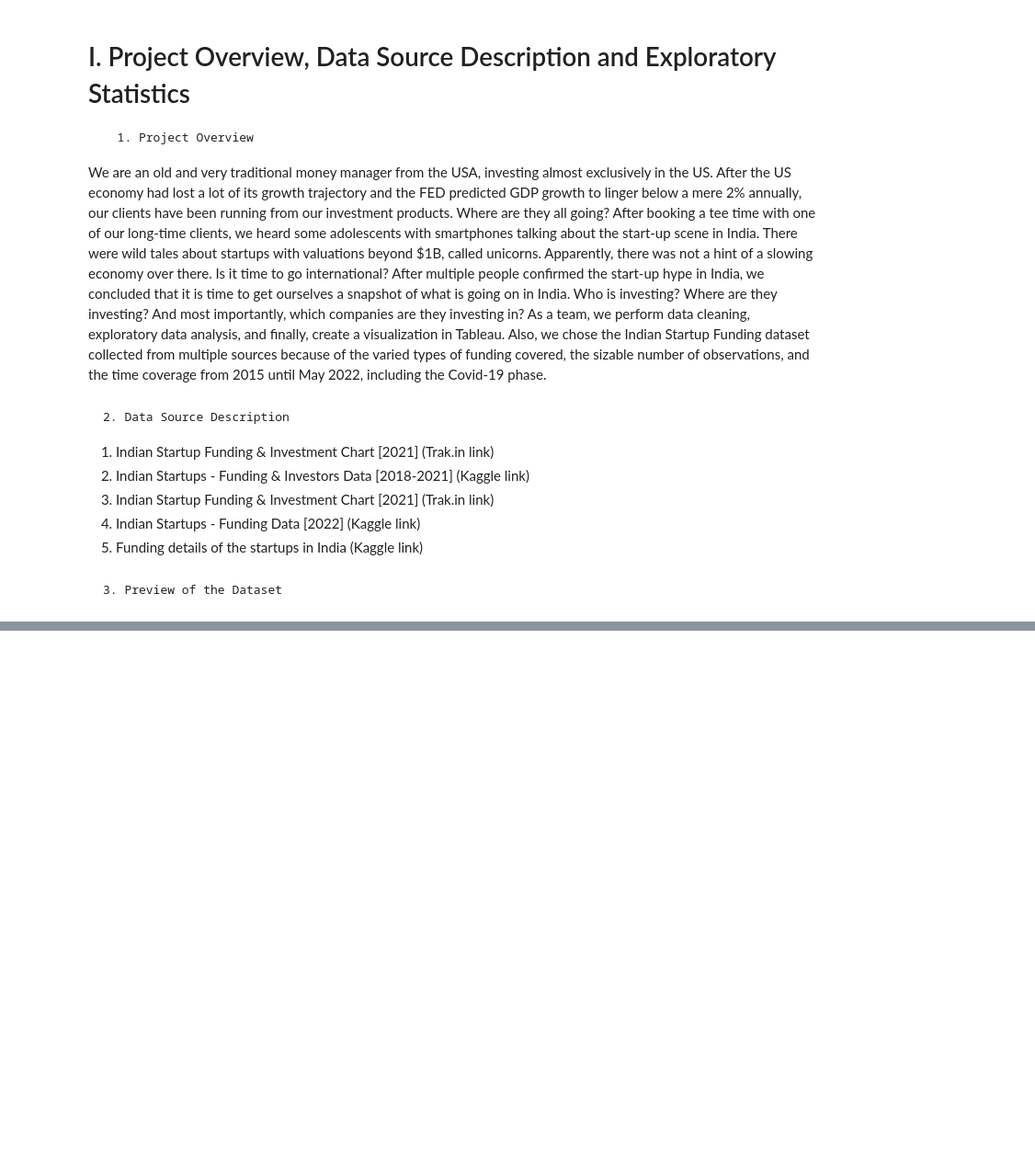
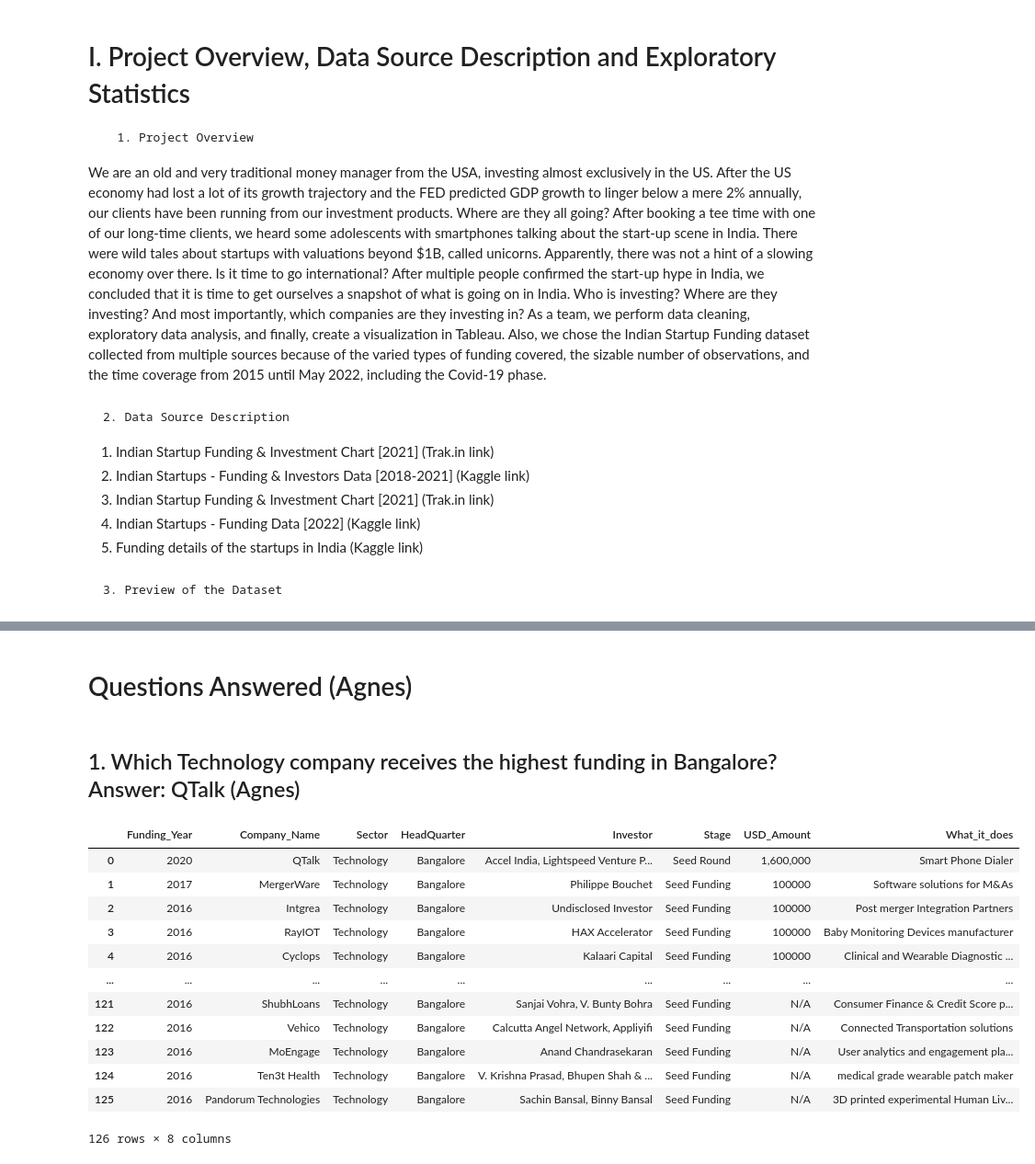
Before and after one commit to bhagirathbhard/IndianStartupFunding, a Jupyter notebook: Team1.ipynb, the cells around one changed output, grey strips where cells are left out. Shown: that part at 92% size. Drawn from its saved outputs; the diff is of its cells as text; code cells hidden in the pictures; blank space fills up the shorter version.

```diff
--- a/Team1.ipynb
+++ b/Team1.ipynb
@@ -114,0 +411,48 @@ FROM `ba775-team-project-a01.Indianstartups.India_Funding_2015`
+# %% [markdown]
+# Questions Answered (Agnes)
+# %% [markdown]
+## 1. Which Technology company receives the highest funding in Bangalore? Answer: QTalk		    (Agnes)
+# %%
+%%bigquery --project=ba775-team-project-a01
+
+WITH test_table AS(
+SELECT Funding_Year,Company_Name,Sector,Location As HeadQuarter,Investor,Stage,USD_Amount,What_it_does
+FROM `ba775-team-project-a01.Indianstartups.India_Funding_2022`
+UNION ALL
+SELECT Funding_Year,Company_Brand,Sector,HeadQuarter,Investor,Stage,USD_Amount,What_it_does
+FROM `ba775-team-project-a01.Indianstartups.India_Funding_2021`
+UNION ALL
+SELECT Funding_Year,Company_Brand,Sector,HeadQuarter,Investor,Stage,USD_Amount,What_is_does AS What_it_does
+FROM `ba775-team-project-a01.Indianstartups.India_Funding_2020`
+UNION ALL
+SELECT Funding_Year,Company AS Company_Brand,Sector,HeadQuarter,Investor,Stage,Amount___ AS USD_Amount,What_it_does
+FROM `ba775-team-project-a01.Indianstartups.India_Funding_2019`
+UNION ALL
+SELECT Funding_Year,Company_Name AS Company_Brand,Industry as Sector,Location as HeadQuarter,Investor,Round AS Stage,USD_Amount,About_Company as What_it_does
+FROM `ba775-team-project-a01.Indianstartups.India_Funding_2018`
+UNION ALL
+SELECT Funding_Year,Company_Brand,Sector,HeadQuarter,Investor,Stage,_Amount AS USD_Amount,What_it_does
+FROM `ba775-team-project-a01.Indianstartups.India_Funding_2017`
+UNION ALL
+SELECT Funding_Year,Company_Brand,Sector,HeadQuarter,Investor,Stage,USD_Amount,What_it_does
+FROM `ba775-team-project-a01.Indianstartups.India_Funding_2016`
+UNION ALL
+SELECT Funding_Year,Company_Brand,Sector,HeadQuarter,Investor,Investment_Type as Stage,USD_Amount,What_it_does
+FROM `ba775-team-project-a01.Indianstartups.India_Funding_2015`
+)
+
+SELECT * FROM test_table WHERE Sector = 'Technology' AND HeadQuarter = 'Bangalore' ORDER BY USD_Amount ASC;
+# %% [output]
+|  | Funding_Year | Company_Name | Sector | HeadQuarter | Investor | Stage | USD_Amount | What_it_does |
+| 0 | 2020 | QTalk | Technology | Bangalore | Accel India, Lightspeed Venture P... | Seed Round | 1,600,000 | Smart Phone Dialer |
+| 1 | 2017 | MergerWare | Technology | Bangalore | Philippe Bouchet | Seed Funding | 100000 | Software solutions for M&As |
+| 2 | 2016 | Intgrea | Technology | Bangalore | Undisclosed Investor | Seed Funding | 100000 | Post merger Integration Partners |
+| 3 | 2016 | RayIOT | Technology | Bangalore | HAX Accelerator | Seed Funding | 100000 | Baby Monitoring Devices manufacturer |
+| 4 | 2016 | Cyclops | Technology | Bangalore | Kalaari Capital | Seed Funding | 100000 | Clinical and Wearable Diagnostic ... |
+| ... | ... | ... | ... | ... | ... | ... | ... | ... |
+| 121 | 2016 | ShubhLoans | Technology | Bangalore | Sanjai Vohra, V. Bunty Bohra | Seed Funding | N/A | Consumer Finance & Credit Score p... |
+| 122 | 2016 | Vehico | Technology | Bangalore | Calcutta Angel Network, Appliyifi | Seed Funding | N/A | Connected Transportation solutions |
+| 123 | 2016 | MoEngage | Technology | Bangalore | Anand Chandrasekaran | Seed Funding | N/A | User analytics and engagement pla... |
+| 124 | 2016 | Ten3t Health | Technology | Bangalore | V. Krishna Prasad, Bhupen Shah & ... | Seed Funding | N/A | medical grade wearable patch maker |
+| 125 | 2016 | Pandorum Technologies | Technology | Bangalore | Sachin Bansal, Binny Bansal | Seed Funding | N/A | 3D printed experimental Human Liv... |
+126 rows × 8 columns
```
Also changed, not shown: parts of 18 cells of this notebook.
